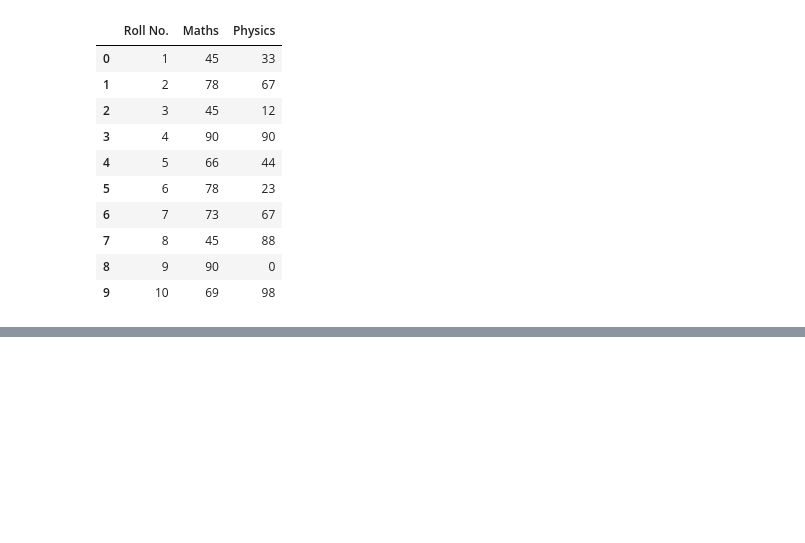
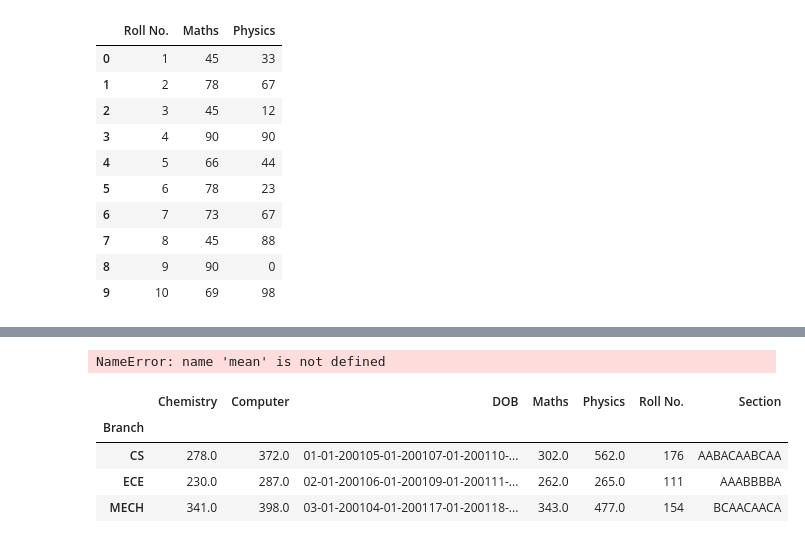
Before and after one commit to Ritika-K7/Data-Analysis-Visualisation, a Jupyter notebook: Pandas.ipynb, the cells around one changed output, grey strips where cells are left out. Cells and saved outputs as stored; diff of their text form; code cells hidden in the pictures; blank space fills up the shorter version.

Commit message:
Pivot table

```diff
--- a/Pandas.ipynb
+++ b/Pandas.ipynb
@@ -1350,0 +1355,3 @@ pd.concat([df1,df2] ,ignore_index=True)
+# %%
+df=pd.read_csv('C:\\Users\\91730\\Data Analysis & Visualisation\\sample2.csv')
+df.head()
@@ -1350,0 +1365,12 @@ pd.concat([df1,df2] ,ignore_index=True)
+# %%
+pd.pivot_table(df,index='Branch',aggfunc=mean)
+# %% [output]
+NameError: name 'mean' is not defined
+# %%
+pd.pivot_table(df,index='Branch',aggfunc='sum')
+# %% [output]
+|  | Chemistry | Computer | DOB | Maths | Physics | Roll No. | Section |
+| Branch |  |  |  |  |  |  |  |
+| CS | 278.0 | 372.0 | 01-01-200105-01-200107-01-200110-... | 302.0 | 562.0 | 176 | AABACAABCAA |
+| ECE | 230.0 | 287.0 | 02-01-200106-01-200109-01-200111-... | 262.0 | 265.0 | 111 | AAABBBBA |
+| MECH | 341.0 | 398.0 | 03-01-200104-01-200117-01-200118-... | 343.0 | 477.0 | 154 | BCAACAACA |
```
Also changed, not shown: parts of 5 cells of this notebook.
